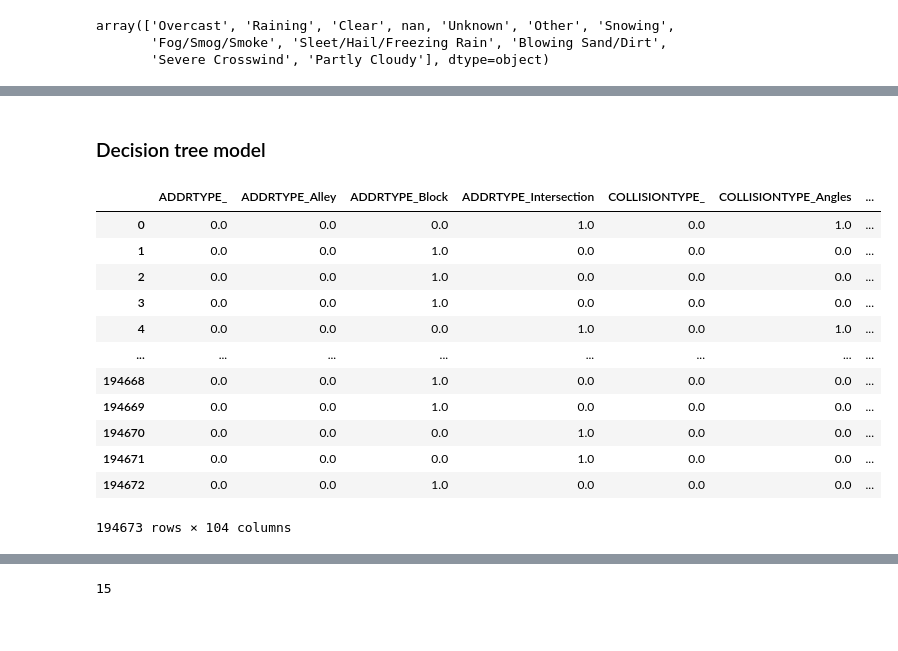
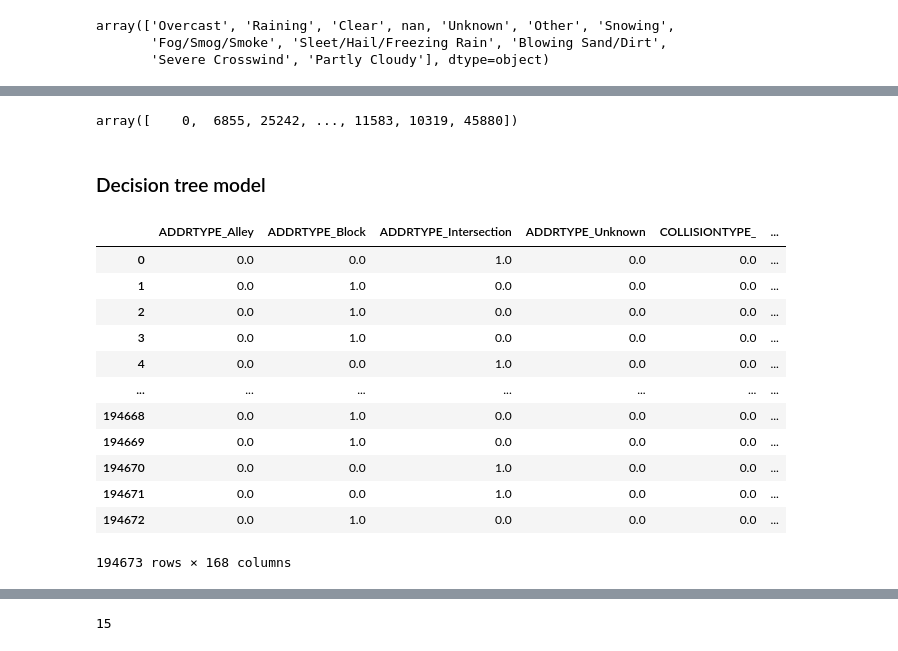
Before and after one commit to qcabel/collision-severity-prediction, a Jupyter notebook: predict_collision_severity.ipynb, the cells around one changed output, grey strips where cells are left out. Cells and saved outputs as stored; diff of their text form; code cells hidden in the pictures.

```diff
--- a/predict_collision_severity.ipynb
+++ b/predict_collision_severity.ipynb
@@ -324,0 +361,3 @@ df['UNDERINFL'].fillna(0, inplace=True)
+# %%
+df['PEDROWNOTGRNT'].fillna('N', inplace=True)
+severity_dist_in_categ_feature('PEDROWNOTGRNT', figsize=[3,2])
@@ -324,0 +368,3 @@ df['UNDERINFL'].fillna(0, inplace=True)
+# %%
+df['SPEEDING'].fillna('N', inplace=True)
+severity_dist_in_categ_feature('SPEEDING', figsize=[3,2])
@@ -441,3 +465,5 @@ array(['Overcast', 'Raining', 'Clear', nan, 'Unknown', 'Other', 'Snowing',
        'Severe Crosswind', 'Partly Cloudy'], dtype=object)
 # %%
 df_sdotcold=categ_to_one_hot(df, feature='SDOT_COLDESC')
+# %%
+df_stcode =categ_to_one_hot(df, feature='ST_COLCODE')
@@ -443,0 +486,16 @@ df_sdotcold=categ_to_one_hot(df, feature='SDOT_COLDESC')
+# %%
+# remove nan in data
+df['INATTENTIONIND'].fillna('N', inplace=True)
+df['ADDRTYPE'].fillna('Unknown', inplace=True)
+df['INTKEY'].fillna(0, inplace=True)
+
+columns_of_interest = ['SEVERITYCODE', 'COLLISIONTYPE', 'SDOT_COLCODE', 'ST_COLCODE',
+                       'PERSONCOUNT', 'PEDCOUNT', 'PEDCYLCOUNT', 'VEHCOUNT',
+                       'INTKEY', 'LOCATION', 'SEGLANEKEY', 'CROSSWALKKEY', 'ADDRTYPE', 'JUNCTIONTYPE',
+                       'MONTH', 'YEAR',
+                       'INATTENTIONIND', 'UNDERINFL', 'SPEEDING', 'PEDROWNOTGRNT',
+                       'WEATHER', 'ROADCOND', 'LIGHTCOND']
+cramerv_mtx = np.zeros([len(columns_of_interest), len(columns_of_interest)])
+for x in range(len(columns_of_interest)):
+    for y in range(x+1, len(columns_of_interest)):
+        cramerv_mtx[x, y] = cramers_v(df[columns_of_interest[x]], df[columns_of_interest[y]])
@@ -444,29 +520,33 @@ df_sdotcold=categ_to_one_hot(df, feature='SDOT_COLDESC')
+# %%
+df['SEGLANEKEY'].unique()
+# %% [output]
+array([    0,  6855, 25242, ..., 11583, 10319, 45880])
 # %% [markdown]
 ### Decision tree model
 # %%
 df_preprocessed = pd.concat([df_addrtype, df_collisiontype, df_junctiontype,
                              df_weather, df_roadcond, df_lightcond,
-                             df_sdotcold,
+                             df_sdotcold, df_stcode,
                              df[['PERSONCOUNT', 'PEDCYLCOUNT', 'PEDCOUNT', 'VEHCOUNT', 'UNDERINFL',
                                  'X', 'Y', 'TIMEOFDAY', 'MONTH', 'YEAR']]
                              ], axis=1) # loc_y.astype(int), loc_x.astype(int)
 # df_preprocessed = pd.concat([df['PEDCOUNT'], df['PEDCYLCOUNT'], df['VEHCOUNT'], df_sdotcold], axis=1)
 # df_preprocessed = pd.concat([df_collisiontype, df['UNDERINFL']], axis=1)
 df_preprocessed
 # %% [output]
-|  | ADDRTYPE_ | ADDRTYPE_Alley | ADDRTYPE_Block | ADDRTYPE_Intersection | COLLISIONTYPE_ | COLLISIONTYPE_Angles | ... |
-| 0 | 0.0 | 0.0 | 0.0 | 1.0 | 0.0 | 1.0 | ... |
-| 1 | 0.0 | 0.0 | 1.0 | 0.0 | 0.0 | 0.0 | ... |
-| 2 | 0.0 | 0.0 | 1.0 | 0.0 | 0.0 | 0.0 | ... |
-| 3 | 0.0 | 0.0 | 1.0 | 0.0 | 0.0 | 0.0 | ... |
-| 4 | 0.0 | 0.0 | 0.0 | 1.0 | 0.0 | 1.0 | ... |
-| ... | ... | ... | ... | ... | ... | ... | ... |
-| 194668 | 0.0 | 0.0 | 1.0 | 0.0 | 0.0 | 0.0 | ... |
-| 194669 | 0.0 | 0.0 | 1.0 | 0.0 | 0.0 | 0.0 | ... |
-| 194670 | 0.0 | 0.0 | 0.0 | 1.0 | 0.0 | 0.0 | ... |
-| 194671 | 0.0 | 0.0 | 0.0 | 1.0 | 0.0 | 0.0 | ... |
-| 194672 | 0.0 | 0.0 | 1.0 | 0.0 | 0.0 | 0.0 | ... |
+|  | ADDRTYPE_Alley | ADDRTYPE_Block | ADDRTYPE_Intersection | ADDRTYPE_Unknown | COLLISIONTYPE_ | ... |
+| 0 | 0.0 | 0.0 | 1.0 | 0.0 | 0.0 | ... |
+| 1 | 0.0 | 1.0 | 0.0 | 0.0 | 0.0 | ... |
+| 2 | 0.0 | 1.0 | 0.0 | 0.0 | 0.0 | ... |
+| 3 | 0.0 | 1.0 | 0.0 | 0.0 | 0.0 | ... |
+| 4 | 0.0 | 0.0 | 1.0 | 0.0 | 0.0 | ... |
+| ... | ... | ... | ... | ... | ... | ... |
+| 194668 | 0.0 | 1.0 | 0.0 | 0.0 | 0.0 | ... |
+| 194669 | 0.0 | 1.0 | 0.0 | 0.0 | 0.0 | ... |
+| 194670 | 0.0 | 0.0 | 1.0 | 0.0 | 0.0 | ... |
+| 194671 | 0.0 | 0.0 | 1.0 | 0.0 | 0.0 | ... |
+| 194672 | 0.0 | 1.0 | 0.0 | 0.0 | 0.0 | ... |
-194673 rows × 104 columns
+194673 rows × 168 columns
 # %%
 X_train, X_test, y_train, y_test = train_test_split(
     df_preprocessed, df['SEVERITYCODE'], test_size=0.2, random_state=1)
```
Also changed, not shown: parts of 58 cells of this notebook.
